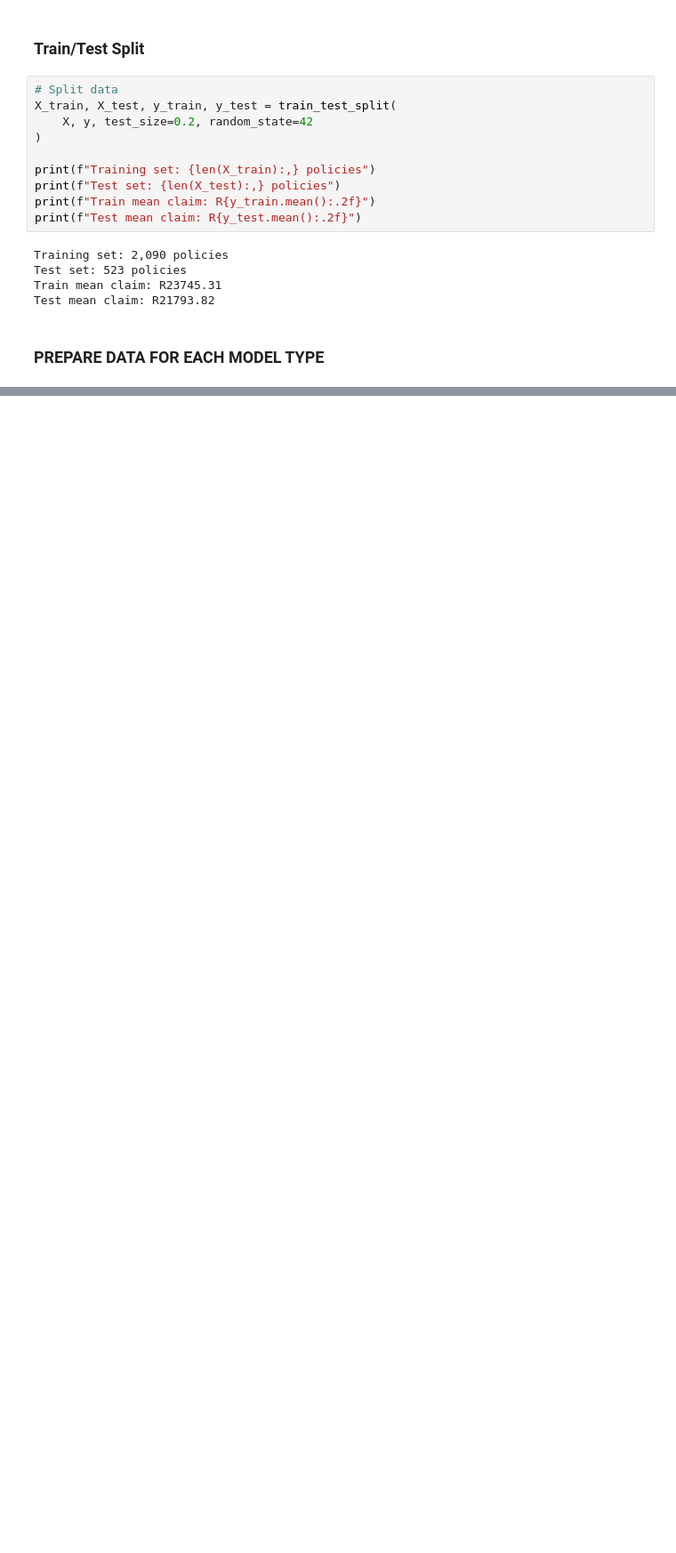
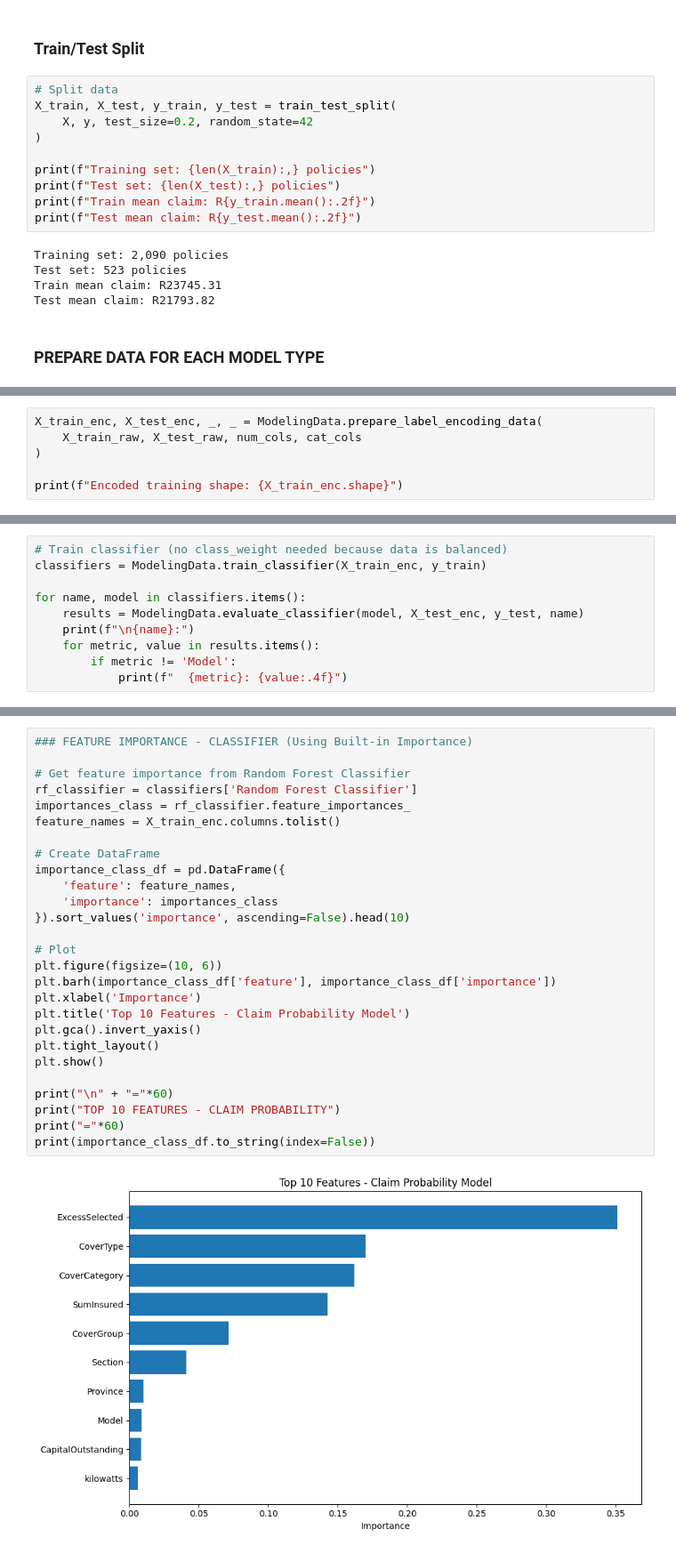
Before and after one commit to meronsisay/insurance-risk-analytics, a Jupyter notebook: notebooks/03_modeling.ipynb, the cells around one changed output, grey strips where cells are left out. Shown at 89% size. Drawn from its saved outputs; the diff is of its cells as text; blank space fills up the shorter version.

```diff
--- a/notebooks/03_modeling.ipynb
+++ b/notebooks/03_modeling.ipynb
@@ -142,0 +258,6 @@ One-hot encoding features: 320
+# %%
+X_train_enc, X_test_enc, _, _ = ModelingData.prepare_label_encoding_data(
+    X_train_raw, X_test_raw, num_cols, cat_cols
+)
+
+print(f"Encoded training shape: {X_train_enc.shape}")
@@ -142,0 +266,10 @@ One-hot encoding features: 320
+# %%
+# Train classifier (no class_weight needed because data is balanced)
+classifiers = ModelingData.train_classifier(X_train_enc, y_train)
+
+for name, model in classifiers.items():
+    results = ModelingData.evaluate_classifier(model, X_test_enc, y_test, name)
+    print(f"\n{name}:")
+    for metric, value in results.items():
+        if metric != 'Model':
+            print(f"  {metric}: {value:.4f}")
@@ -142,0 +359,29 @@ One-hot encoding features: 320
+# %%
+### FEATURE IMPORTANCE - CLASSIFIER (Using Built-in Importance)
+
+# Get feature importance from Random Forest Classifier
+rf_classifier = classifiers['Random Forest Classifier']
+importances_class = rf_classifier.feature_importances_
+feature_names = X_train_enc.columns.tolist()
+
+# Create DataFrame
+importance_class_df = pd.DataFrame({
+    'feature': feature_names,
+    'importance': importances_class
+}).sort_values('importance', ascending=False).head(10)
+
+# Plot
+plt.figure(figsize=(10, 6))
+plt.barh(importance_class_df['feature'], importance_class_df['importance'])
+plt.xlabel('Importance')
+plt.title('Top 10 Features - Claim Probability Model')
+plt.gca().invert_yaxis()
+plt.tight_layout()
+plt.show()
+
+print("\n" + "="*60)
+print("TOP 10 FEATURES - CLAIM PROBABILITY")
+print("="*60)
+print(importance_class_df.to_string(index=False))
+# %% [output]
+[figure, added]
```
Also changed, not shown: parts of 22 cells of this notebook, 1 other file.
